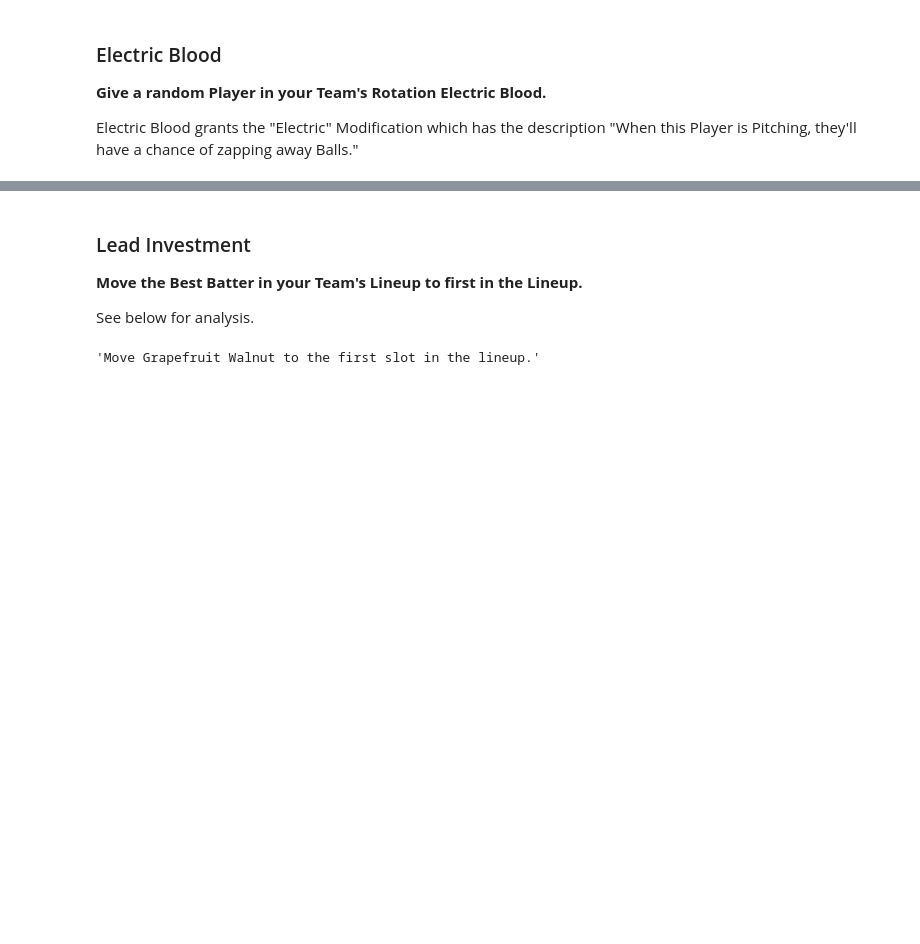
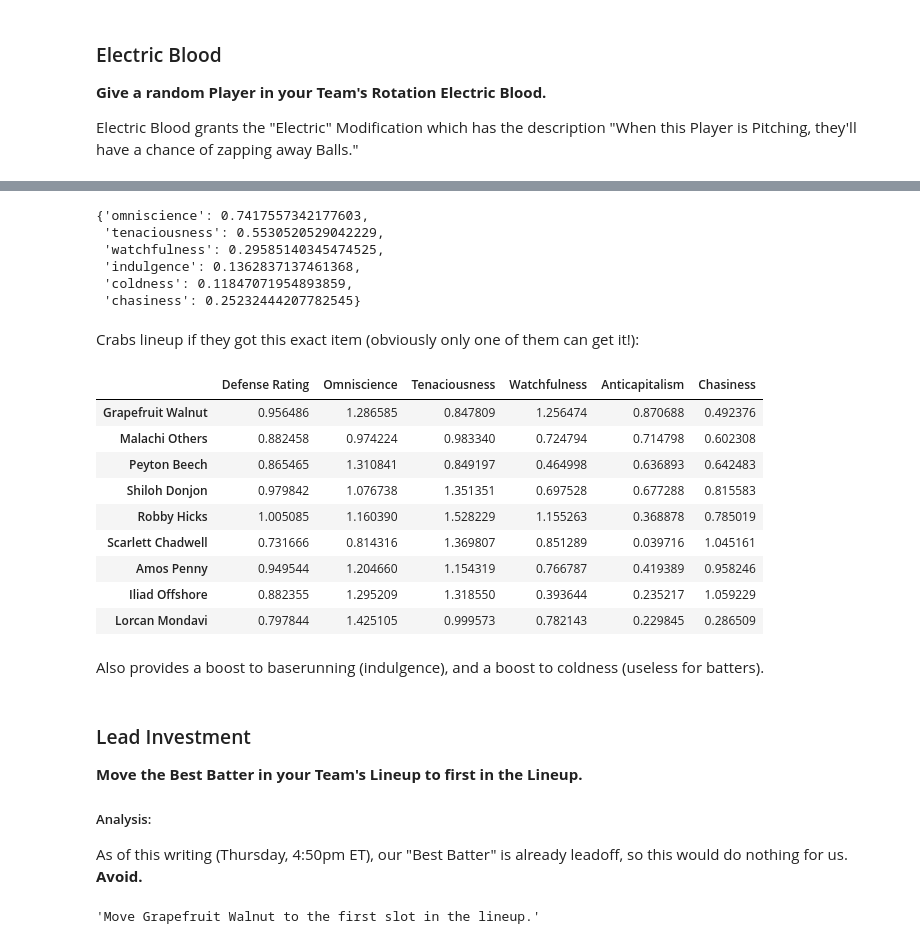
Before and after one commit to robbyblum/blaseball_notebooks, a Jupyter notebook: election_notes/circuit1_1.ipynb, the cells around one changed output, grey strips where cells are left out. Drawn from its saved outputs; the diff is of its cells as text; code cells hidden in the pictures; blank space fills up the shorter version.

Commit message:
circuit 1 election analysis

```diff
--- a/election_notes/circuit1_1.ipynb
+++ b/election_notes/circuit1_1.ipynb
@@ -115,9 +228,38 @@ This would award a random batter with the Catcher's Mitt Item.
+# %%
+mitt = Item.load_one("488be339-eee0-4b01-b6ce-717bee78237f")
+display(sum_adj(mitt.adjustments))
+# %% [output]
+{'omniscience': 0.7417557342177603,
+ 'tenaciousness': 0.5530520529042229,
+ 'watchfulness': 0.29585140345474525,
+ 'indulgence': 0.1362837137461368,
+ 'coldness': 0.11847071954893859,
+ 'chasiness': 0.25232444207782545}
+# %% [markdown]
+Crabs lineup if they got this exact item (obviously only one of them can get it!):
+# %%
+mitt_crabs = improve_team_arbitrary_lineup(crabs, sum_adj(mitt.adjustments))
+display(set_heatmap(get_defense_stlats(mitt_crabs), maxVal=1))
+# %% [output]
+|  | Defense Rating | Omniscience | Tenaciousness | Watchfulness | Anticapitalism | Chasiness |
+| Grapefruit Walnut | 0.956486 | 1.286585 | 0.847809 | 1.256474 | 0.870688 | 0.492376 |
+| Malachi Others | 0.882458 | 0.974224 | 0.983340 | 0.724794 | 0.714798 | 0.602308 |
+| Peyton Beech | 0.865465 | 1.310841 | 0.849197 | 0.464998 | 0.636893 | 0.642483 |
+| Shiloh Donjon | 0.979842 | 1.076738 | 1.351351 | 0.697528 | 0.677288 | 0.815583 |
+| Robby Hicks | 1.005085 | 1.160390 | 1.528229 | 1.155263 | 0.368878 | 0.785019 |
+| Scarlett Chadwell | 0.731666 | 0.814316 | 1.369807 | 0.851289 | 0.039716 | 1.045161 |
+| Amos Penny | 0.949544 | 1.204660 | 1.154319 | 0.766787 | 0.419389 | 0.958246 |
+| Iliad Offshore | 0.882355 | 1.295209 | 1.318550 | 0.393644 | 0.235217 | 1.059229 |
+| Lorcan Mondavi | 0.797844 | 1.425105 | 0.999573 | 0.782143 | 0.229845 | 0.286509 |
+# %% [markdown]
+Also provides a boost to baserunning (indulgence), and a boost to coldness (useless for batters).
 # %% [markdown]
 ### Lead Investment
 
 **Move the Best Batter in your Team's Lineup to first in the Lineup.**
 
-See below for analysis.
+##### Analysis:
+As of this writing (Thursday, 4:50pm ET), our "Best Batter" is already leadoff, so this would do nothing for us. **Avoid.**
 # %%
 temp_crabs = crabs.lineup.copy()
 temp_crabs.sort(key=lambda x: x.get_hitting_rating(), reverse=True)
```
Also changed, not shown: parts of 26 cells of this notebook, 2 other files.
